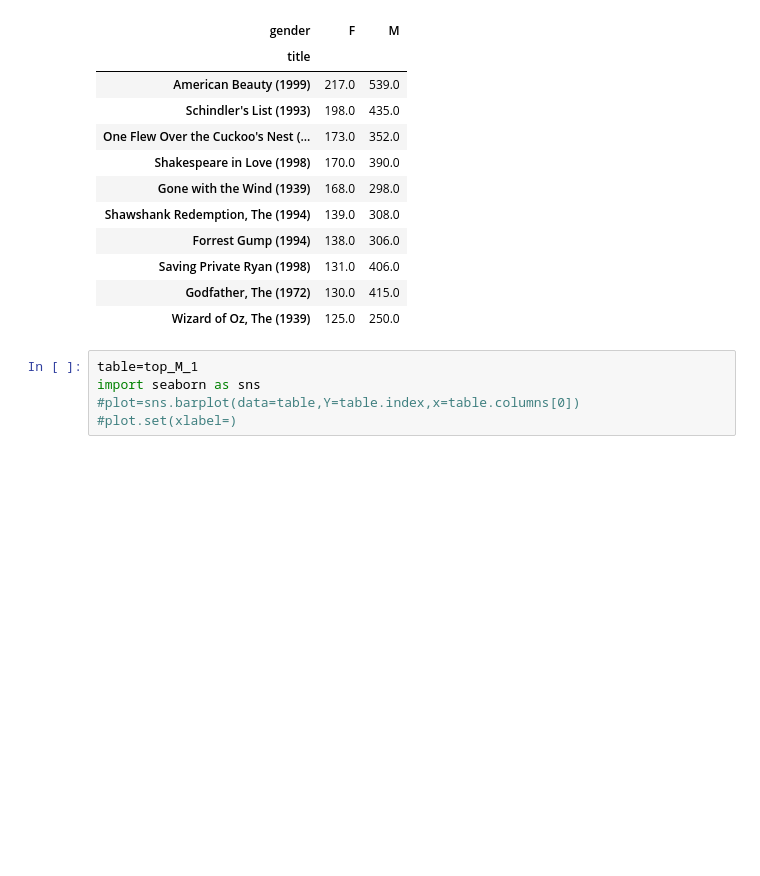
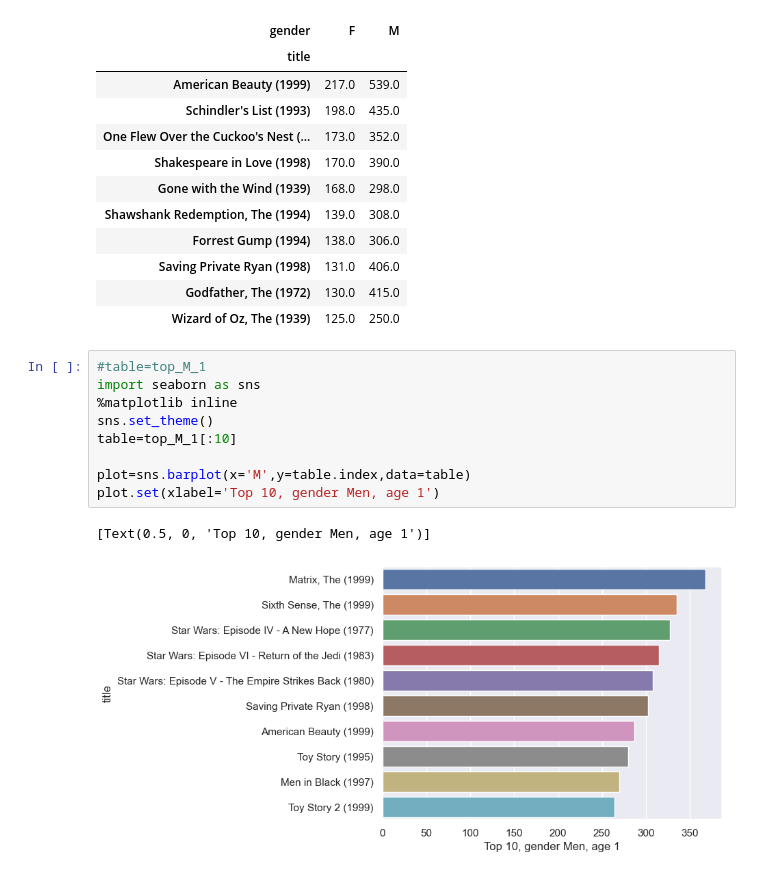
Before and after one commit to AntohaAAA/IAD_Afanasiev, a Jupyter notebook: Lab_1/Lab_1.ipynb, the cells around one changed output. Cells and saved outputs as stored; diff of their text form; blank space fills up the shorter version.

```diff
--- a/Lab_1/Lab_1.ipynb
+++ b/Lab_1/Lab_1.ipynb
@@ -597,7 +597,14 @@ top_F_56[:10]
 | Godfather, The (1972) | 130.0 | 415.0 |
 | Wizard of Oz, The (1939) | 125.0 | 250.0 |
 # %%
-table=top_M_1
+#table=top_M_1
 import seaborn as sns
-#plot=sns.barplot(data=table,Y=table.index,x=table.columns[0])
-#plot.set(xlabel=)
+%matplotlib inline
+sns.set_theme()
+table=top_M_1[:10]
+
+plot=sns.barplot(x='M',y=table.index,data=table)
+plot.set(xlabel='Top 10, gender Men, age 1')
+# %% [output]
+[Text(0.5, 0, 'Top 10, gender Men, age 1')]
+[figure, added]
```
Also changed, not shown: parts of 15 cells of this notebook.
